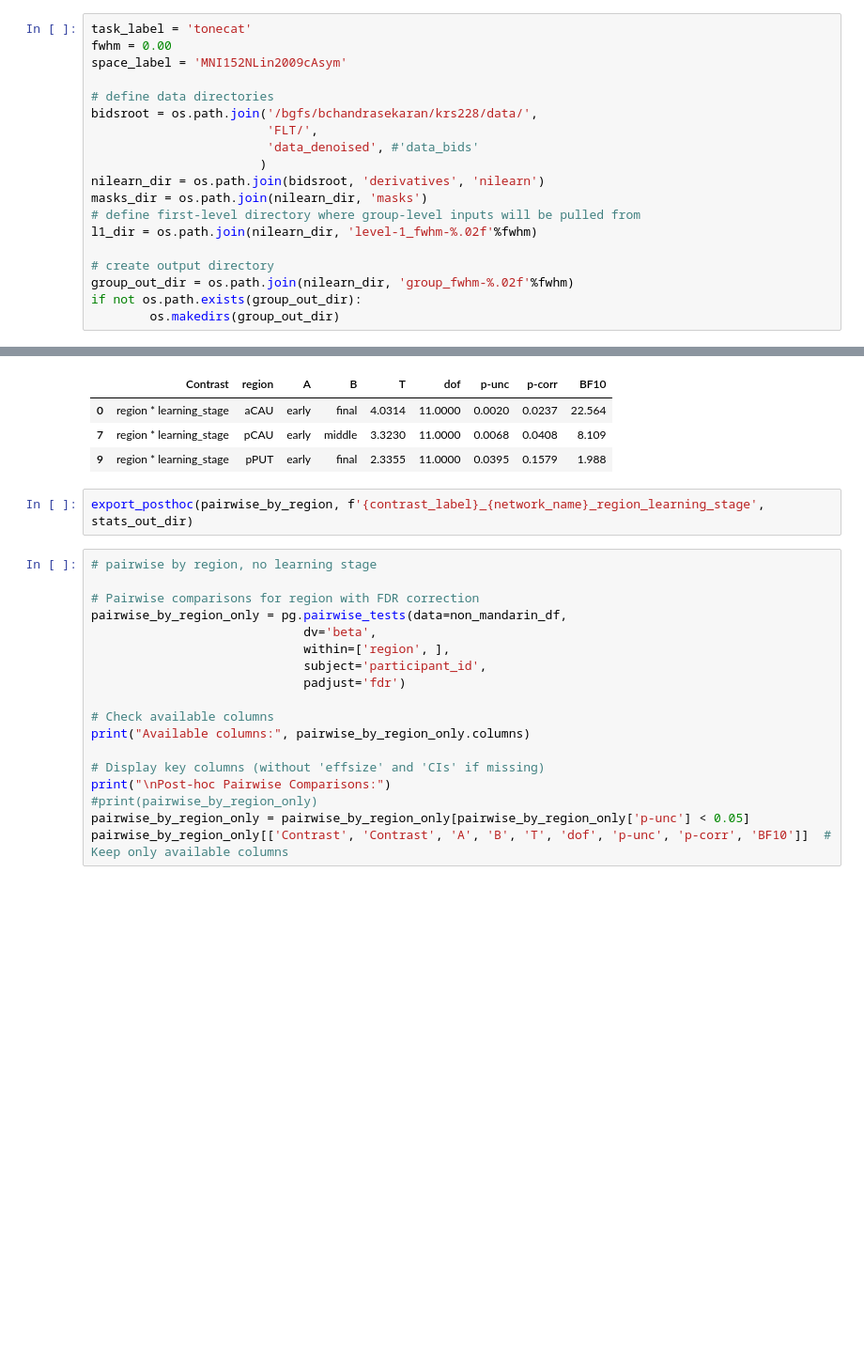
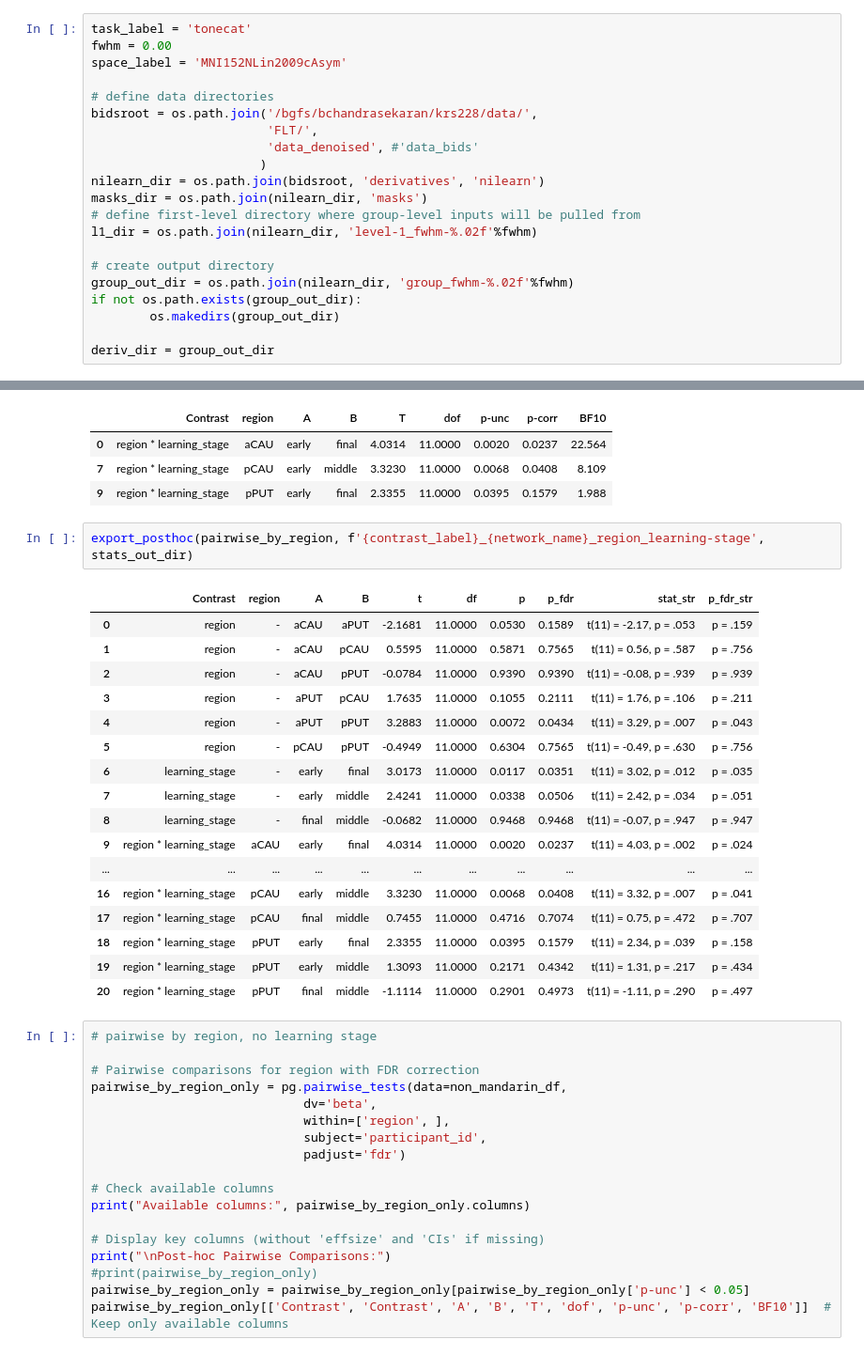
Before and after one commit to SoundBrainLab/fMRI_auditory-category-learning, a Jupyter notebook: 06_univariate/group_level_all_ROI.ipynb, the cells around one changed output, grey strips where cells are left out. Shown at 94% size. Cells and saved outputs as stored; diff of their text form; blank space fills up the shorter version.

Commit message:
Updated stats reporting

```diff
--- a/06_univariate/group_level_all_ROI.ipynb
+++ b/06_univariate/group_level_all_ROI.ipynb
@@ -66,6 +71,8 @@ l1_dir = os.path.join(nilearn_dir, 'level-1_fwhm-%.02f'%fwhm)
 group_out_dir = os.path.join(nilearn_dir, 'group_fwhm-%.02f'%fwhm)
 if not os.path.exists(group_out_dir):
         os.makedirs(group_out_dir)
+
+deriv_dir = group_out_dir
 # %%
 bidsroot
 # %% [output]
@@ -3251,7 +3430,25 @@ Post-hoc Pairwise Comparisons:
 | 7 | region * learning_stage | pCAU | early | middle | 3.3230 | 11.0000 | 0.0068 | 0.0408 | 8.109 |
 | 9 | region * learning_stage | pPUT | early | final | 2.3355 | 11.0000 | 0.0395 | 0.1579 | 1.988 |
 # %%
-export_posthoc(pairwise_by_region, f'{contrast_label}_{network_name}_region_learning_stage', stats_out_dir)
+export_posthoc(pairwise_by_region, f'{contrast_label}_{network_name}_region_learning-stage', stats_out_dir)
+# %% [output]
+|  | Contrast | region | A | B | t | df | p | p_fdr | stat_str | p_fdr_str |
+| 0 | region | - | aCAU | aPUT | -2.1681 | 11.0000 | 0.0530 | 0.1589 | t(11) = -2.17, p = .053 | p = .159 |
+| 1 | region | - | aCAU | pCAU | 0.5595 | 11.0000 | 0.5871 | 0.7565 | t(11) = 0.56, p = .587 | p = .756 |
+| 2 | region | - | aCAU | pPUT | -0.0784 | 11.0000 | 0.9390 | 0.9390 | t(11) = -0.08, p = .939 | p = .939 |
+| 3 | region | - | aPUT | pCAU | 1.7635 | 11.0000 | 0.1055 | 0.2111 | t(11) = 1.76, p = .106 | p = .211 |
+| 4 | region | - | aPUT | pPUT | 3.2883 | 11.0000 | 0.0072 | 0.0434 | t(11) = 3.29, p = .007 | p = .043 |
+| 5 | region | - | pCAU | pPUT | -0.4949 | 11.0000 | 0.6304 | 0.7565 | t(11) = -0.49, p = .630 | p = .756 |
+| 6 | learning_stage | - | early | final | 3.0173 | 11.0000 | 0.0117 | 0.0351 | t(11) = 3.02, p = .012 | p = .035 |
+| 7 | learning_stage | - | early | middle | 2.4241 | 11.0000 | 0.0338 | 0.0506 | t(11) = 2.42, p = .034 | p = .051 |
+| 8 | learning_stage | - | final | middle | -0.0682 | 11.0000 | 0.9468 | 0.9468 | t(11) = -0.07, p = .947 | p = .947 |
+| 9 | region * learning_stage | aCAU | early | final | 4.0314 | 11.0000 | 0.0020 | 0.0237 | t(11) = 4.03, p = .002 | p = .024 |
+| ... | ... | ... | ... | ... | ... | ... | ... | ... | ... | ... |
+| 16 | region * learning_stage | pCAU | early | middle | 3.3230 | 11.0000 | 0.0068 | 0.0408 | t(11) = 3.32, p = .007 | p = .041 |
+| 17 | region * learning_stage | pCAU | final | middle | 0.7455 | 11.0000 | 0.4716 | 0.7074 | t(11) = 0.75, p = .472 | p = .707 |
+| 18 | region * learning_stage | pPUT | early | final | 2.3355 | 11.0000 | 0.0395 | 0.1579 | t(11) = 2.34, p = .039 | p = .158 |
+| 19 | region * learning_stage | pPUT | early | middle | 1.3093 | 11.0000 | 0.2171 | 0.4342 | t(11) = 1.31, p = .217 | p = .434 |
+| 20 | region * learning_stage | pPUT | final | middle | -1.1114 | 11.0000 | 0.2901 | 0.4973 | t(11) = -1.11, p = .290 | p = .497 |
 # %%
 # pairwise by region, no learning stage
 
```
Also changed, not shown: parts of 52 cells of this notebook, 1 other file.
